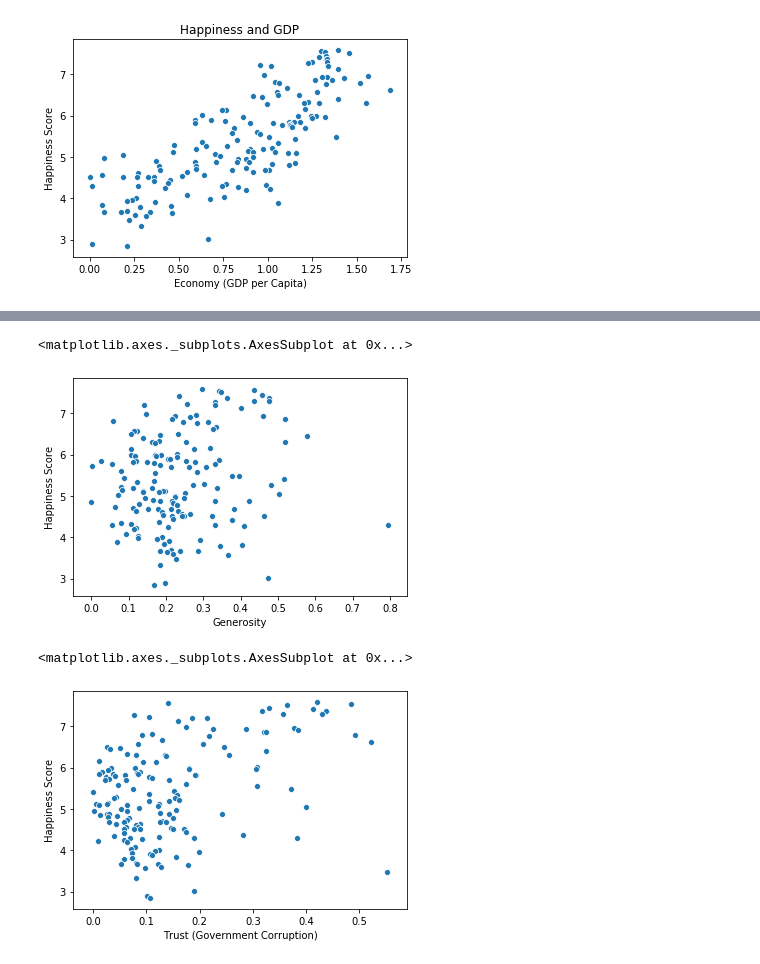
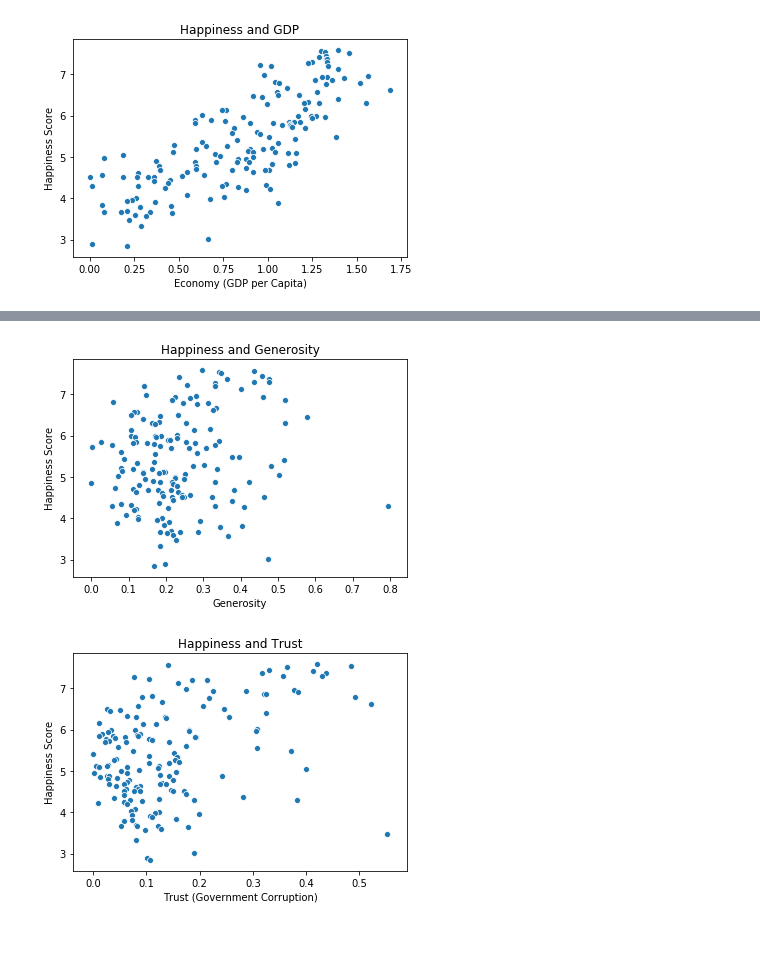
Before and after one commit to ipatel467/Happiness-Index, a Jupyter notebook: Index.ipynb, the cells around one changed output, grey strips where cells are left out. Saved outputs shown, nothing was run; the diff lists cells and outputs as text; code cells hidden in the pictures; blank space fills up the shorter version.

```diff
--- a/Index.ipynb
+++ b/Index.ipynb
@@ -227,10 +191,10 @@ sns.scatterplot(data = df15, x = 'Family', y ='Happiness Score' )
 # %%
 sns.scatterplot(data = df15, x = 'Generosity', y ='Happiness Score' )
+plt.title('Happiness and Generosity');
 # %% [output]
-<matplotlib.axes._subplots.AxesSubplot at 0x...>
-[figure, old version]
+[figure, new version]
 # %%
 sns.scatterplot(data = df15, x = 'Trust (Government Corruption)', y ='Happiness Score' )
+plt.title('Happiness and Trust');
 # %% [output]
-<matplotlib.axes._subplots.AxesSubplot at 0x...>
-[figure, old version]
+[figure, new version]
```
Also changed, not shown: parts of 9 cells of this notebook.
